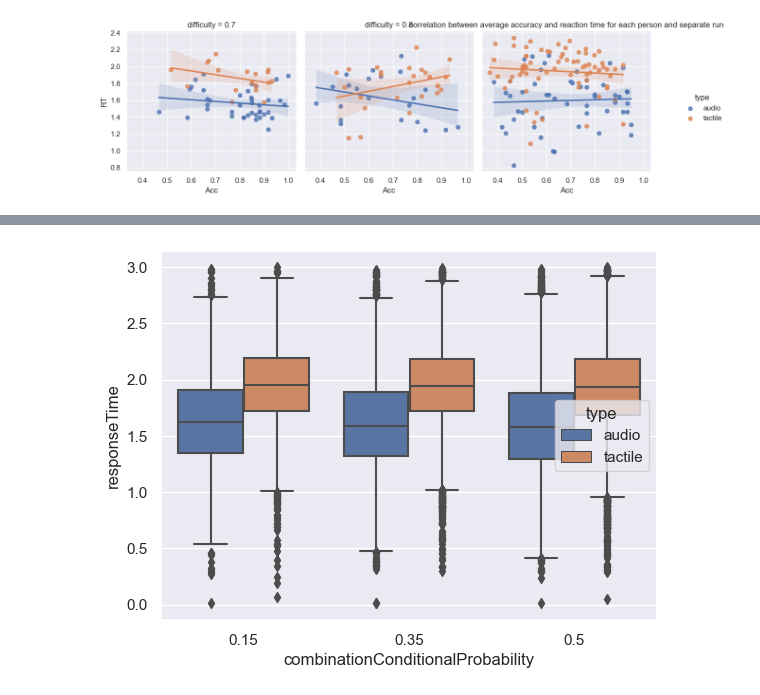
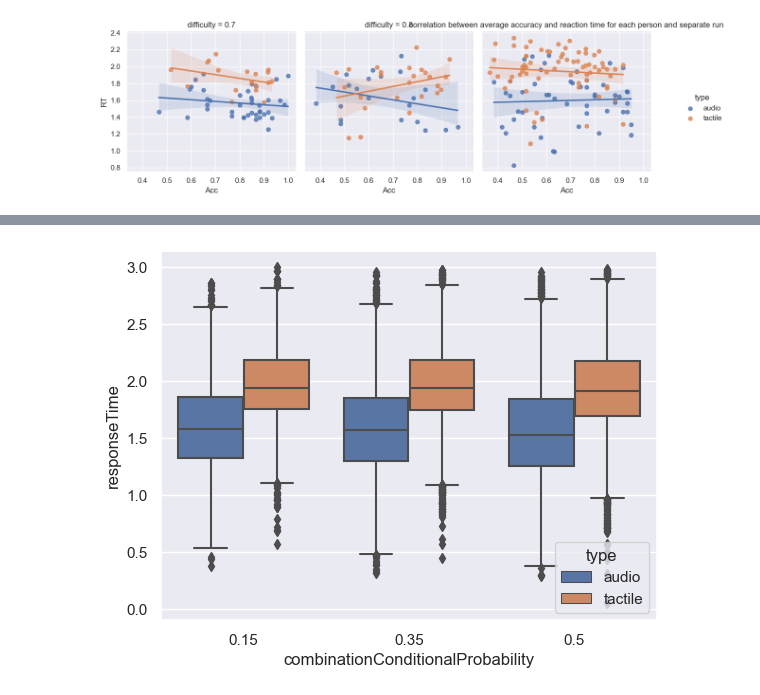
Before and after one commit to ruffgroup/multlearn, a Jupyter notebook: Modelling/Data analysis/accuracy_plots.ipynb, the cells around one changed output, grey strips where cells are left out. Cells and saved outputs as stored; diff of their text form; code cells hidden in the pictures.

Commit message:
audio tactile relationship and influence of swapped reward code

```diff
--- a/Modelling/Data analysis/accuracy_plots.ipynb
+++ b/Modelling/Data analysis/accuracy_plots.ipynb
@@ -616,19 +654,30 @@ def plotGroupRT(exclude=False, cutoff=0.6, mode="bar"):
     df_tactileRuns = pd.concat(tactileRuns)
 
     if mode == "bar":
-        fig, ax = plt.subplots(2)
-        sns.barplot(data=df_audioRuns, x="combinationConditionalProbability", y="responseTime", errorbar="sd", ax=ax[0])
-        sns.barplot(data=df_tactileRuns, x="combinationConditionalProbability", y="responseTime", errorbar="sd", ax=ax[1])
+        fig, ax = plt.subplots(ncols=2, figsize=(10,5))
+        b1 = sns.barplot(data=df_audioRuns, x="combinationConditionalProbability", y="responseTime", errorbar="se", ax=ax[0])
+        b1.set_title("Audio")
+        b2 = sns.barplot(data=df_tactileRuns, x="combinationConditionalProbability", y="responseTime", errorbar="se", ax=ax[1])
+        b2.set_title("Tactile")
+        b1.set(ylim=(np.mean(df_audioRuns.responseTime)-0.1, np.mean(df_audioRuns.responseTime)+0.1))
+        b2.set(ylim=(np.mean(df_tactileRuns.responseTime)-0.1, np.mean(df_tactileRuns.responseTime)+0.1))
+        fig.suptitle("Effect of probability of occurrence of stimulus pair on RT")
+
 
     elif mode == "barSplit":
-        fig, ax = plt.subplots(2)
-        sns.barplot(data=df_audioRuns, x="combinationConditionalProbability", y="responseTime", hue="accurate", errorbar="sd", ax=ax[0])
-        sns.barplot(data=df_tactileRuns, x="combinationConditionalProbability", y="responseTime", hue="accurate", errorbar="sd", ax=ax[1])
+        fig, ax = plt.subplots(ncols=2, figsize=(10,6))
+        b1 = sns.barplot(data=df_audioRuns, x="combinationConditionalProbability", y="responseTime", hue="accurate", errorbar="se", ax=ax[0])
+        b2 = sns.barplot(data=df_tactileRuns, x="combinationConditionalProbability", y="responseTime", hue="accurate", errorbar="se", ax=ax[1])
+        b1.set_title("Audio")
+        b2.set_title("Tactile")
+        b1.set(ylim=(np.mean(df_audioRuns.responseTime)-0.1, np.mean(df_audioRuns.responseTime)+0.2))
+        b2.set(ylim=(np.mean(df_tactileRuns.responseTime)-0.1, np.mean(df_tactileRuns.responseTime)+0.2))
+        fig.suptitle("Effect of probability of stimulus pair occurrence on reaction time \nFor correct and incorrect responses")
 
     elif mode == "box":
         df_combined = pd.concat([df_audioRuns, df_tactileRuns])
         df_combined["type"] = np.where(~np.isnan(df_combined['audio']), 'audio', 'tactile')
-        sns.boxplot(data=df_combined, x="combinationConditionalProbability", y="responseTime", hue="type")
+        b = sns.boxplot(data=df_combined, x="combinationConditionalProbability", y="responseTime", hue="type")
 
 
     plt.show()
@@ -645,4 +700,4 @@ plotGroupRT(exclude=True)
 # %%
-plotGroupRT(mode="box")
+plotGroupRT(exclude=True, mode="box")
 # %% [output]
-[figure, old version]
+[figure, new version]
```
Also changed, not shown: parts of 30 cells of this notebook.
